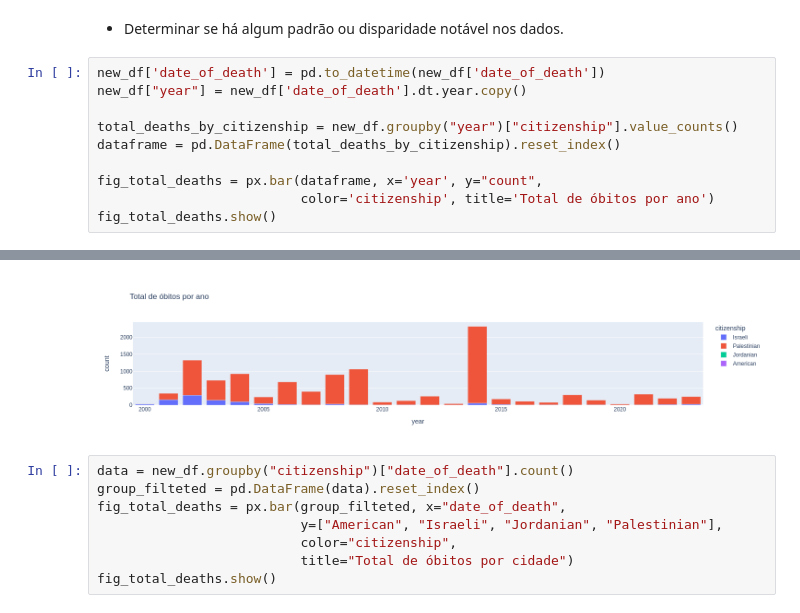
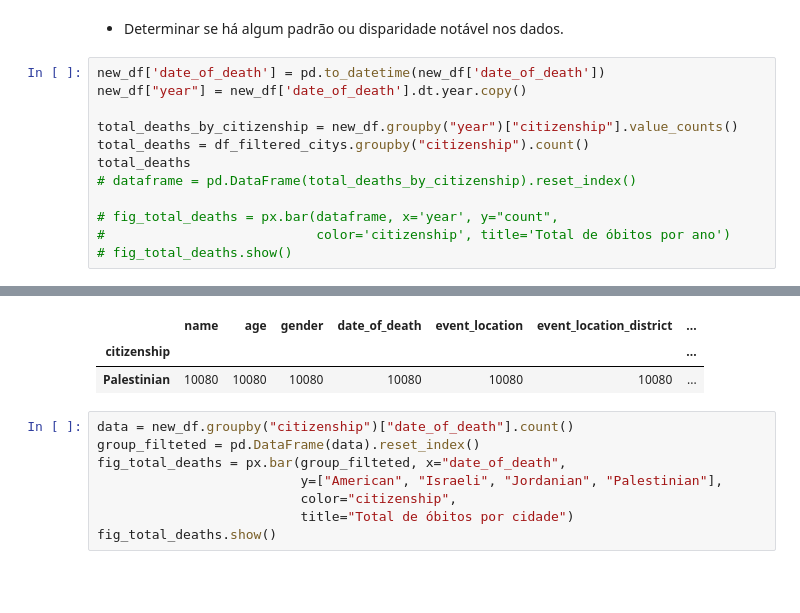
Before and after one commit to kanyesteves/fatalities-in-the-israeli-palestinian, a Jupyter notebook: app/analyticRegisters.ipynb, the cells around one changed output, grey strips where cells are left out. Drawn from its saved outputs; the diff is of its cells as text; blank space fills up the shorter version.

```diff
--- a/app/analyticRegisters.ipynb
+++ b/app/analyticRegisters.ipynb
@@ -167,9 +167,11 @@ new_df['date_of_death'] = pd.to_datetime(new_df['date_of_death'])
 new_df["year"] = new_df['date_of_death'].dt.year.copy()
 
 total_deaths_by_citizenship = new_df.groupby("year")["citizenship"].value_counts()
-dataframe = pd.DataFrame(total_deaths_by_citizenship).reset_index()
+total_deaths = df_filtered_citys.groupby("citizenship").count()
+total_deaths
+# dataframe = pd.DataFrame(total_deaths_by_citizenship).reset_index()
 
-fig_total_deaths = px.bar(dataframe, x='year', y="count",
-                          color='citizenship', title='Total de óbitos por ano')
-fig_total_deaths.show()
+# fig_total_deaths = px.bar(dataframe, x='year', y="count",
+#                           color='citizenship', title='Total de óbitos por ano')
+# fig_total_deaths.show()
 # %% [output]
@@ -177,4 +178,6 @@ fig_total_deaths.show()
-[figure, removed]
+|  | name | age | gender | date_of_death | event_location | event_location_district | ... |
+| citizenship |  |  |  |  |  |  | ... |
+| Palestinian | 10080 | 10080 | 10080 | 10080 | 10080 | 10080 | ... |
 # %%
 data = new_df.groupby("citizenship")["date_of_death"].count()
 group_filteted = pd.DataFrame(data).reset_index()
```
Also changed, not shown: parts of 1 cell of this notebook, 2 other files.
